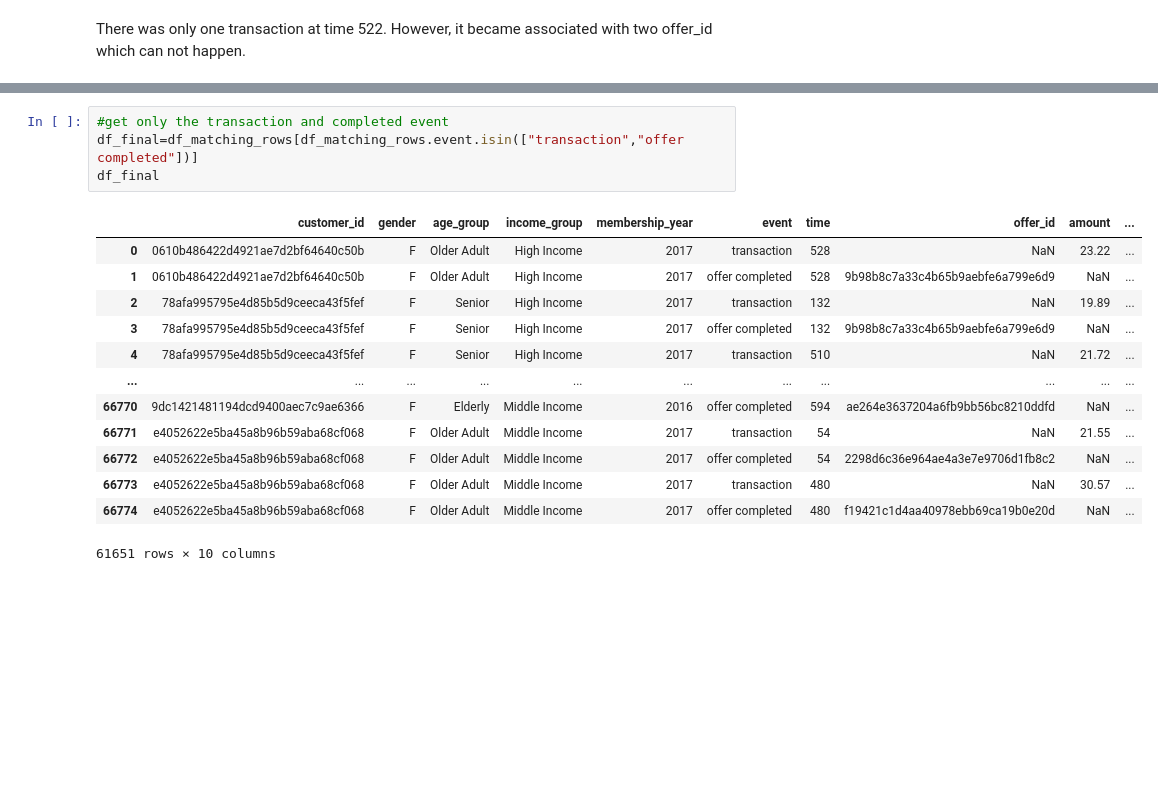
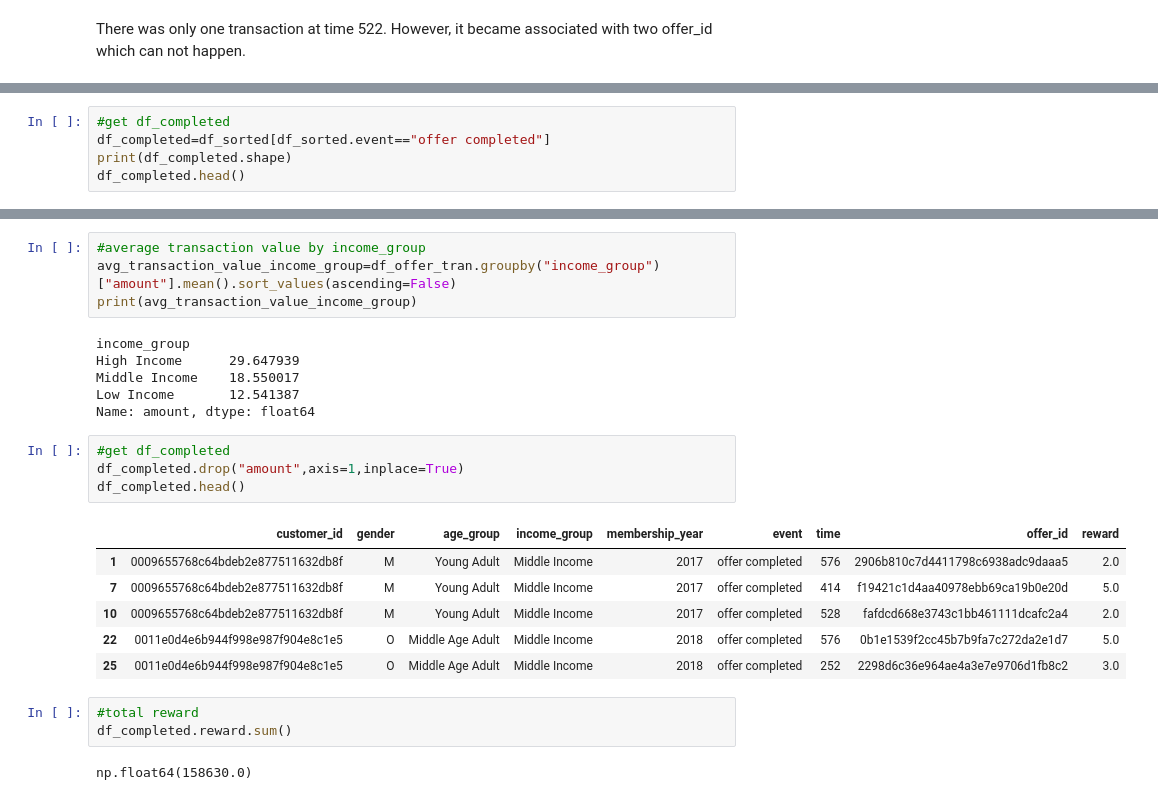
Before and after one commit to irfanzim/Python-Maven-Rewards-Challenge, a Jupyter notebook: Untitled1.ipynb, the cells around one changed output, grey strips where cells are left out. Saved outputs shown, nothing was run; the diff lists cells and outputs as text; blank space fills up the shorter version.

```diff
--- a/Untitled1.ipynb
+++ b/Untitled1.ipynb
@@ -751,0 +875,5 @@ df_final_offers[df_final_offers['comp_time'].duplicated(keep=False)]
+# %%
+#get df_completed
+df_completed=df_sorted[df_sorted.event=="offer completed"]
+print(df_completed.shape)
+df_completed.head()
@@ -793,18 +1076,26 @@ df_matching_rows
+# %%
+#average transaction value by income_group
+avg_transaction_value_income_group=df_offer_tran.groupby("income_group")["amount"].mean().sort_values(ascending=False)
+print(avg_transaction_value_income_group)
+# %% [output]
+income_group
+High Income      29.647939
+Middle Income    18.550017
+Low Income       12.541387
+Name: amount, dtype: float64
 # %%
-#get only the transaction and completed event
-df_final=df_matching_rows[df_matching_rows.event.isin(["transaction","offer completed"])]
-df_final
+#get df_completed
+df_completed.drop("amount",axis=1,inplace=True)
+df_completed.head()
 # %% [output]
-|  | customer_id | gender | age_group | income_group | membership_year | event | time | offer_id | amount | ... |
-| 0 | 0610b486422d4921ae7d2bf64640c50b | F | Older Adult | High Income | 2017 | transaction | 528 | NaN | 23.22 | ... |
-| 1 | 0610b486422d4921ae7d2bf64640c50b | F | Older Adult | High Income | 2017 | offer completed | 528 | 9b98b8c7a33c4b65b9aebfe6a799e6d9 | NaN | ... |
-| 2 | 78afa995795e4d85b5d9ceeca43f5fef | F | Senior | High Income | 2017 | transaction | 132 | NaN | 19.89 | ... |
-| 3 | 78afa995795e4d85b5d9ceeca43f5fef | F | Senior | High Income | 2017 | offer completed | 132 | 9b98b8c7a33c4b65b9aebfe6a799e6d9 | NaN | ... |
-| 4 | 78afa995795e4d85b5d9ceeca43f5fef | F | Senior | High Income | 2017 | transaction | 510 | NaN | 21.72 | ... |
-| ... | ... | ... | ... | ... | ... | ... | ... | ... | ... | ... |
-| 66770 | 9dc1421481194dcd9400aec7c9ae6366 | F | Elderly | Middle Income | 2016 | offer completed | 594 | ae264e3637204a6fb9bb56bc8210ddfd | NaN | ... |
-| 66771 | e4052622e5ba45a8b96b59aba68cf068 | F | Older Adult | Middle Income | 2017 | transaction | 54 | NaN | 21.55 | ... |
-| 66772 | e4052622e5ba45a8b96b59aba68cf068 | F | Older Adult | Middle Income | 2017 | offer completed | 54 | 2298d6c36e964ae4a3e7e9706d1fb8c2 | NaN | ... |
-| 66773 | e4052622e5ba45a8b96b59aba68cf068 | F | Older Adult | Middle Income | 2017 | transaction | 480 | NaN | 30.57 | ... |
-| 66774 | e4052622e5ba45a8b96b59aba68cf068 | F | Older Adult | Middle Income | 2017 | offer completed | 480 | f19421c1d4aa40978ebb69ca19b0e20d | NaN | ... |
+|  | customer_id | gender | age_group | income_group | membership_year | event | time | offer_id | reward |
+| 1 | 0009655768c64bdeb2e877511632db8f | M | Young Adult | Middle Income | 2017 | offer completed | 576 | 2906b810c7d4411798c6938adc9daaa5 | 2.0 |
+| 7 | 0009655768c64bdeb2e877511632db8f | M | Young Adult | Middle Income | 2017 | offer completed | 414 | f19421c1d4aa40978ebb69ca19b0e20d | 5.0 |
+| 10 | 0009655768c64bdeb2e877511632db8f | M | Young Adult | Middle Income | 2017 | offer completed | 528 | fafdcd668e3743c1bb461111dcafc2a4 | 2.0 |
+| 22 | 0011e0d4e6b944f998e987f904e8c1e5 | O | Middle Age Adult | Middle Income | 2018 | offer completed | 576 | 0b1e1539f2cc45b7b9fa7c272da2e1d7 | 5.0 |
+| 25 | 0011e0d4e6b944f998e987f904e8c1e5 | O | Middle Age Adult | Middle Income | 2018 | offer completed | 252 | 2298d6c36e964ae4a3e7e9706d1fb8c2 | 3.0 |
-61651 rows × 10 columns
+# %%
+#total reward
+df_completed.reward.sum()
+# %% [output]
+np.float64(158630.0)
```
Also changed, not shown: parts of 62 cells of this notebook.
